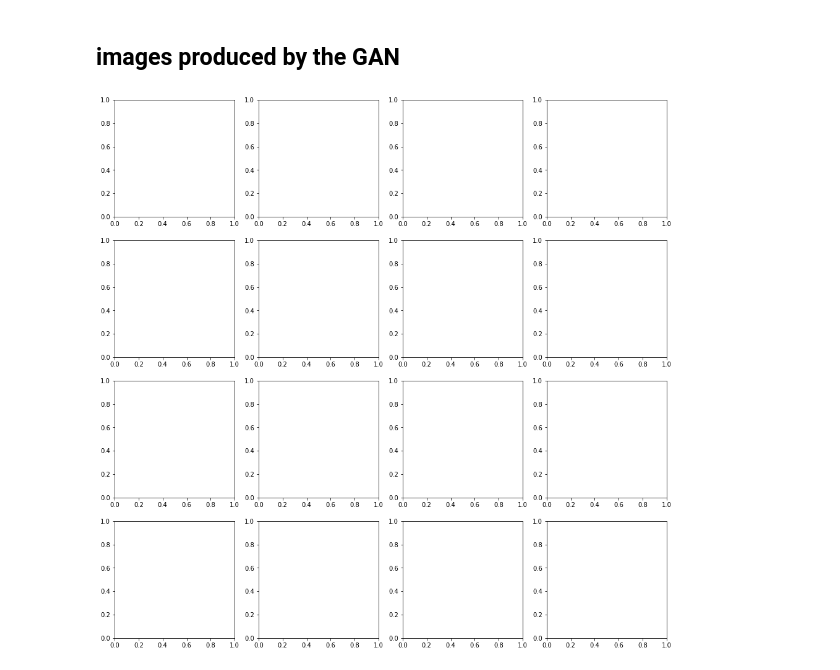
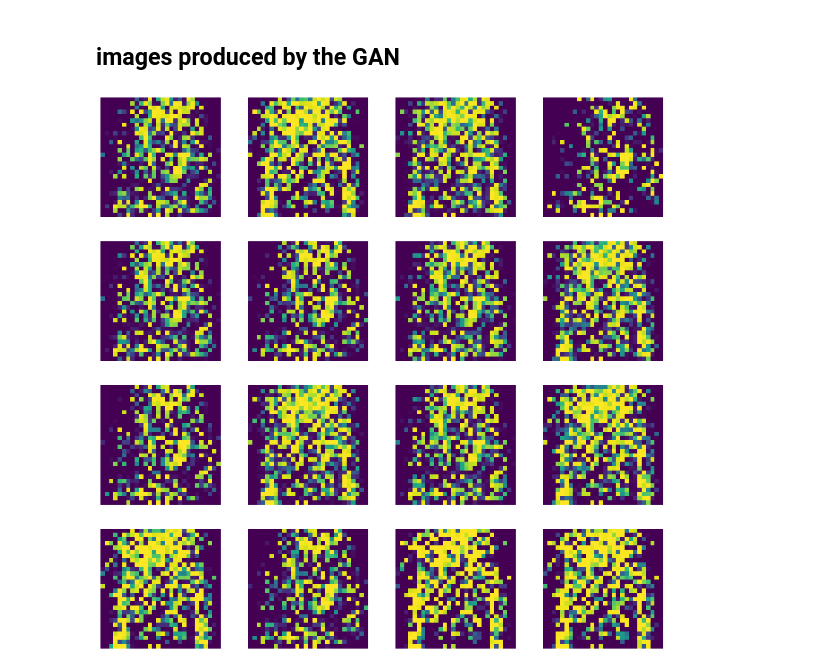
Before and after one commit to praritagarwal/GAN-Fashion-MNIST, a Jupyter notebook: GAN-Fasion-MNIST.ipynb, the cells around one changed output. Drawn from its saved outputs; the diff is of its cells as text; code cells hidden in the pictures.

```diff
--- a/GAN-Fasion-MNIST.ipynb
+++ b/GAN-Fasion-MNIST.ipynb
@@ -226,9 +230,10 @@ gan_images = generator(codings).numpy()
 # %%
 fig, ax = plt.subplots(figsize = (16,16), nrows = 4, ncols = 4)
 count = 0
 for row in range(4):
     for col in range(4):
         ax[row, col].imshow(gan_images[count])
-        ax[row, co]
+        ax[row, col].axis('off')
+        count+=1
 # %% [output]
-[figure, old version]
+[figure, new version]
```
Also changed, not shown: parts of 1 cell of this notebook.
